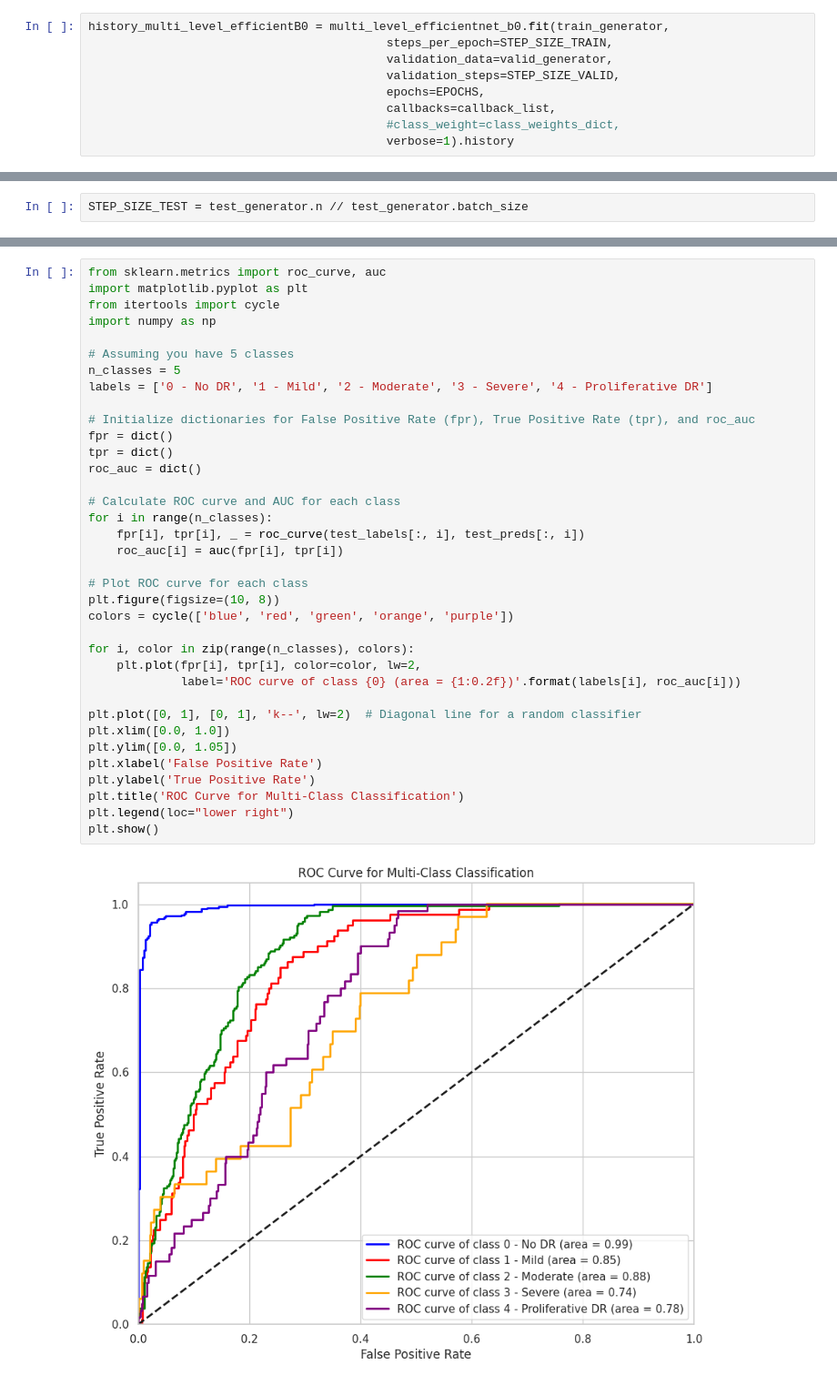
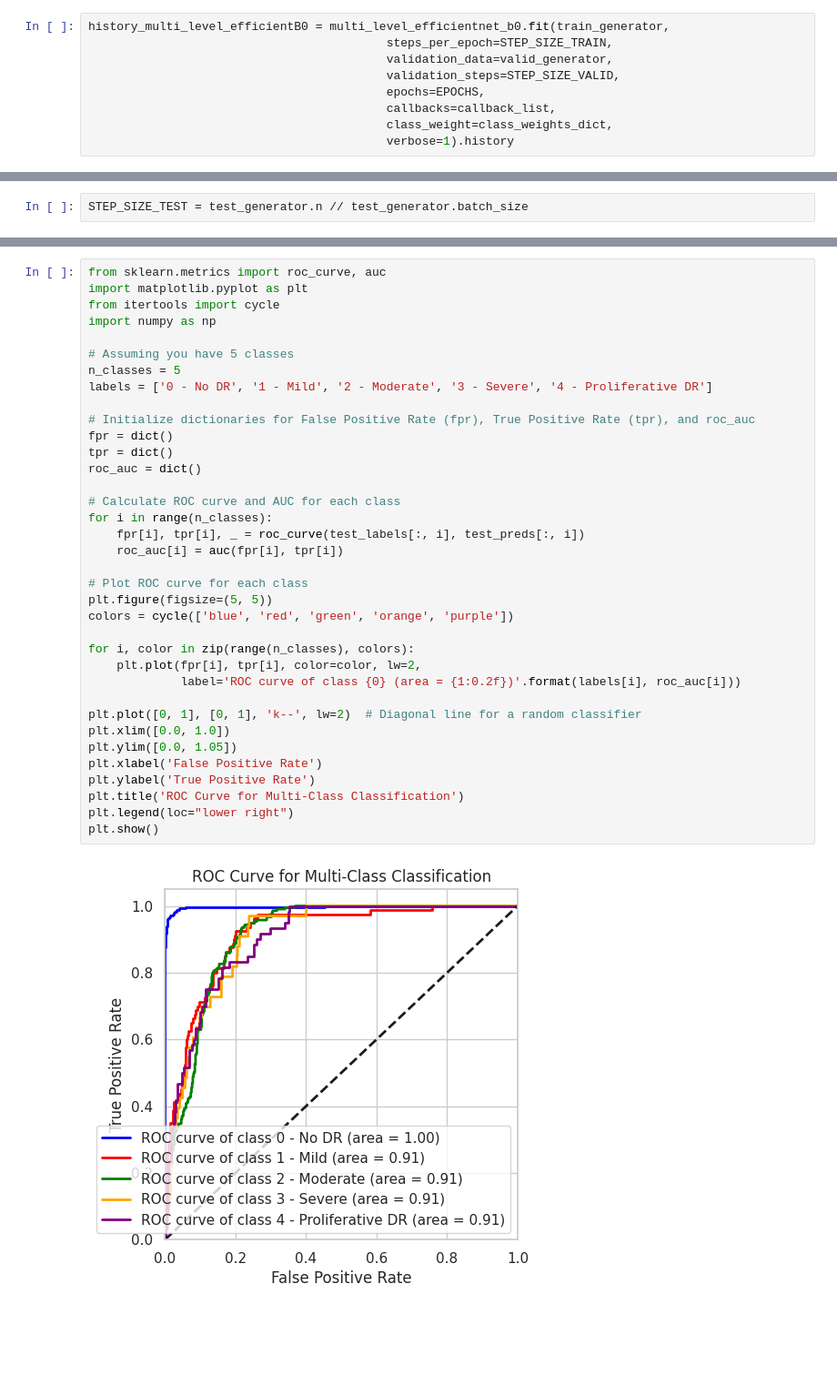
Before and after one commit to SunilkumarAdapa/Diabetic-Retinopathy, a Jupyter notebook: shap-efficient-bo-multi-class.ipynb, the cells around one changed output, grey strips where cells are left out. Shown at 91% size. Cells and saved outputs as stored; diff of their text form; blank space fills up the shorter version.

```diff
--- a/shap-efficient-bo-multi-class.ipynb
+++ b/shap-efficient-bo-multi-class.ipynb
@@ -752,7 +808,7 @@ history_multi_level_efficientB0 = multi_level_efficientnet_b0.fit(train_generato
                                           validation_steps=STEP_SIZE_VALID,
                                           epochs=EPOCHS,
                                           callbacks=callback_list,
-                                          #class_weight=class_weights_dict,
+                                          class_weight=class_weights_dict,
                                           verbose=1).history
 # %% [output]
 Epoch 1/40
@@ -881,35 +932,35 @@ import numpy as np
 # Assuming you have 5 classes
 n_classes = 5
 labels = ['0 - No DR', '1 - Mild', '2 - Moderate', '3 - Severe', '4 - Proliferative DR']
 
 # Initialize dictionaries for False Positive Rate (fpr), True Positive Rate (tpr), and roc_auc
 fpr = dict()
 tpr = dict()
 roc_auc = dict()
 
 # Calculate ROC curve and AUC for each class
 for i in range(n_classes):
     fpr[i], tpr[i], _ = roc_curve(test_labels[:, i], test_preds[:, i])
     roc_auc[i] = auc(fpr[i], tpr[i])
 
 # Plot ROC curve for each class
-plt.figure(figsize=(10, 8))
+plt.figure(figsize=(5, 5))
 colors = cycle(['blue', 'red', 'green', 'orange', 'purple'])
 
 for i, color in zip(range(n_classes), colors):
     plt.plot(fpr[i], tpr[i], color=color, lw=2,
              label='ROC curve of class {0} (area = {1:0.2f})'.format(labels[i], roc_auc[i]))
 
 plt.plot([0, 1], [0, 1], 'k--', lw=2)  # Diagonal line for a random classifier
 plt.xlim([0.0, 1.0])
 plt.ylim([0.0, 1.05])
 plt.xlabel('False Positive Rate')
 plt.ylabel('True Positive Rate')
 plt.title('ROC Curve for Multi-Class Classification')
 plt.legend(loc="lower right")
 plt.show()
 # %% [output]
-[figure, old version]
+[figure, new version]
 # %%
 import numpy as np
 from sklearn.metrics import roc_curve, auc
```
Also changed, not shown: parts of 24 cells of this notebook.
